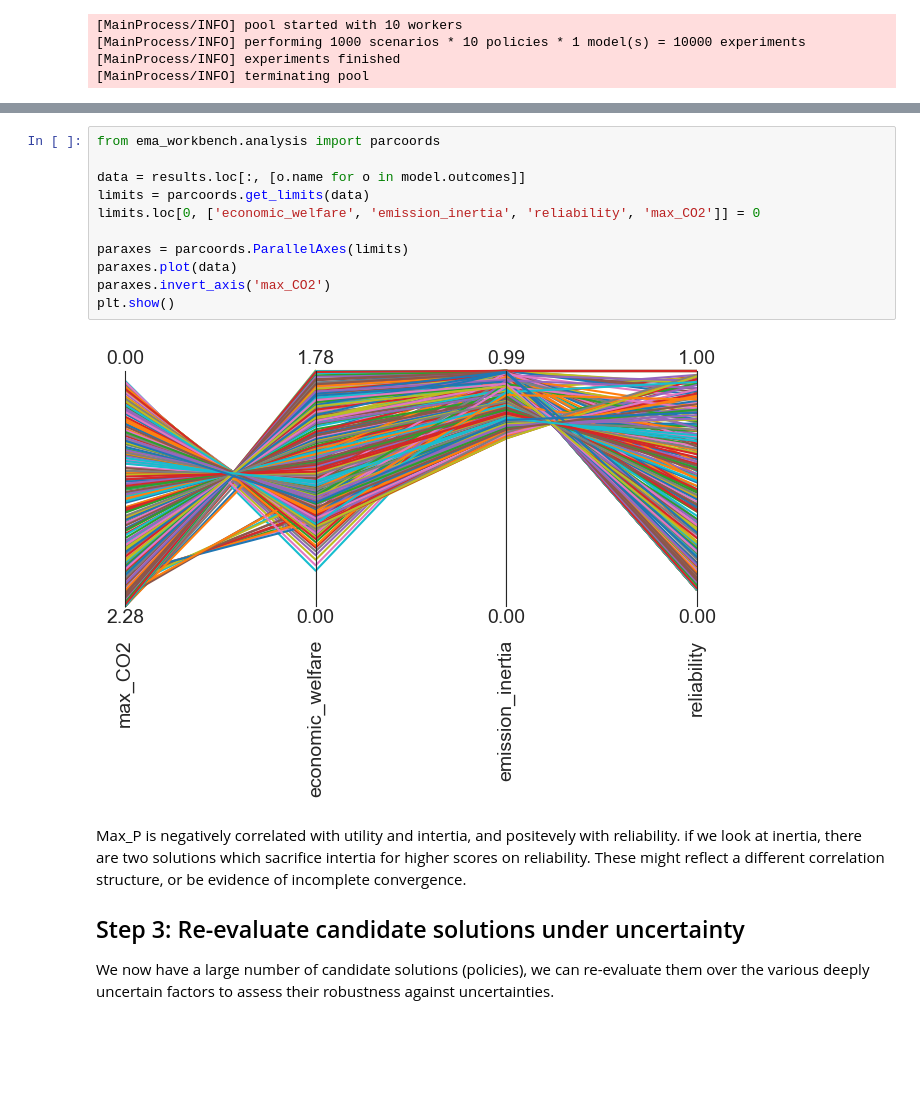
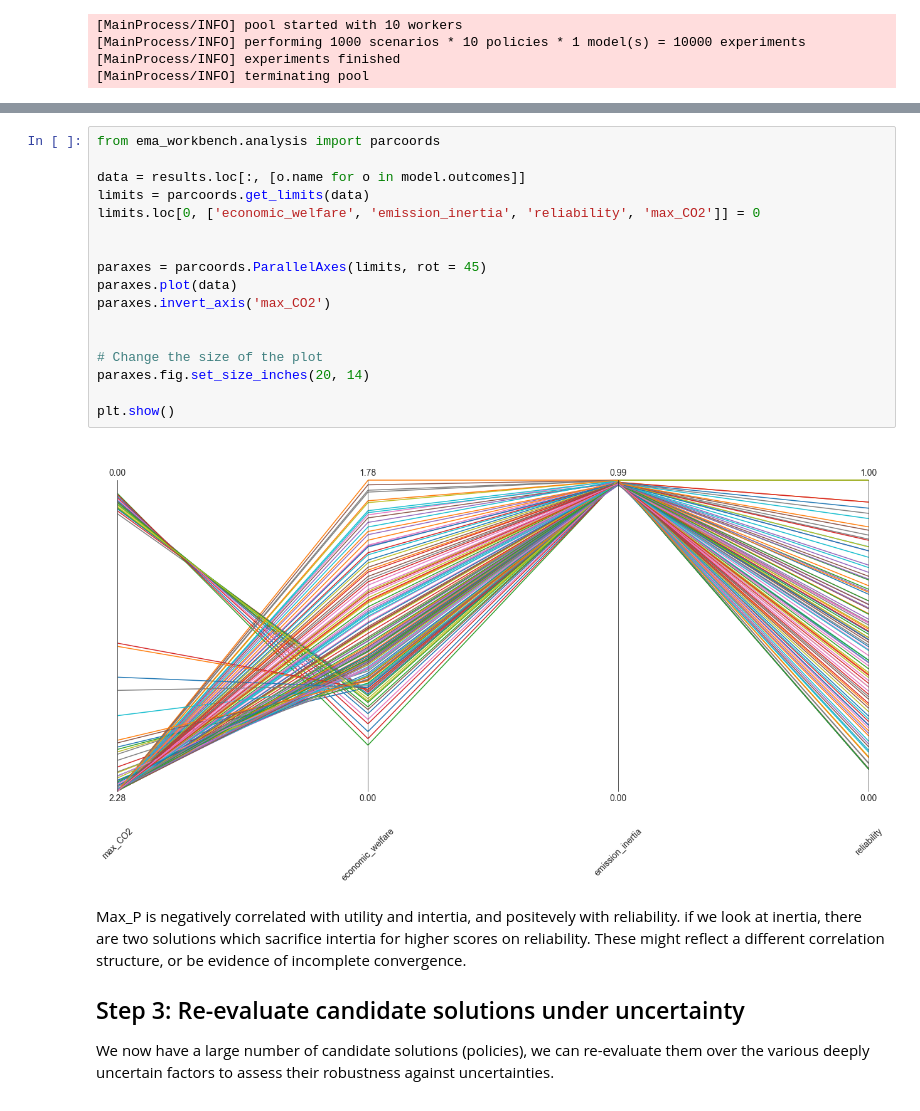
Before and after one commit to pollockDeVis/AI-Climate-Change-Tutorial, a Jupyter notebook: ai_tutorial.ipynb, the cells around one changed output, grey strips where cells are left out. Drawn from its saved outputs; the diff is of its cells as text; blank space fills up the shorter version.

```diff
--- a/ai_tutorial.ipynb
+++ b/ai_tutorial.ipynb
@@ -146,16 +133,22 @@ with MultiprocessingEvaluator(model) as evaluator:
 # %%
 from ema_workbench.analysis import parcoords
 
 data = results.loc[:, [o.name for o in model.outcomes]]
 limits = parcoords.get_limits(data)
 limits.loc[0, ['economic_welfare', 'emission_inertia', 'reliability', 'max_CO2']] = 0
 
-paraxes = parcoords.ParallelAxes(limits)
+
+paraxes = parcoords.ParallelAxes(limits, rot = 45)
 paraxes.plot(data)
 paraxes.invert_axis('max_CO2')
+
+
+# Change the size of the plot
+paraxes.fig.set_size_inches(20, 14)
+
 plt.show()
 # %% [output]
-[figure, old version]
+[figure, new version]
 # %% [markdown]
 Max_P is negatively correlated with utility and intertia, and positevely with reliability. if we look at inertia, there are two solutions which sacrifice intertia for higher scores on reliability. These might reflect a different correlation structure, or be evidence of incomplete convergence.
 
```
Also changed, not shown: parts of 7 cells of this notebook.
